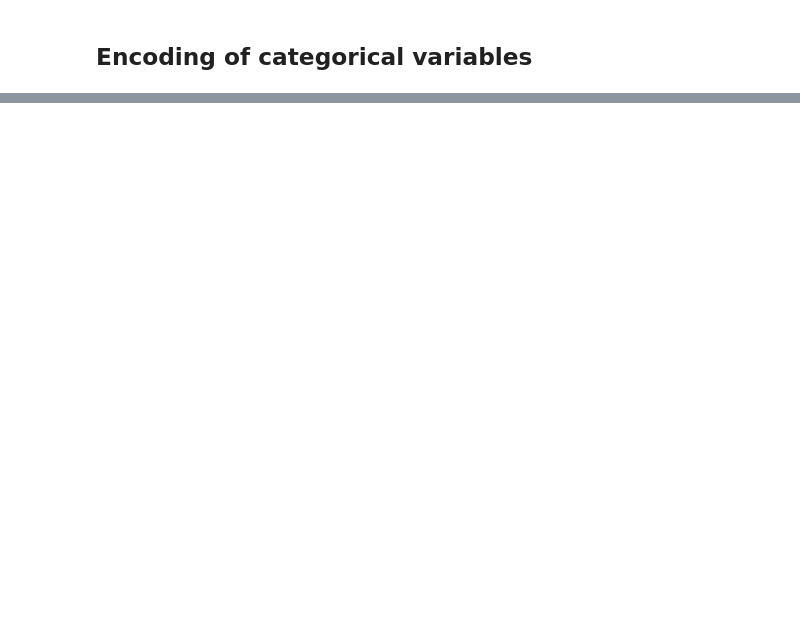
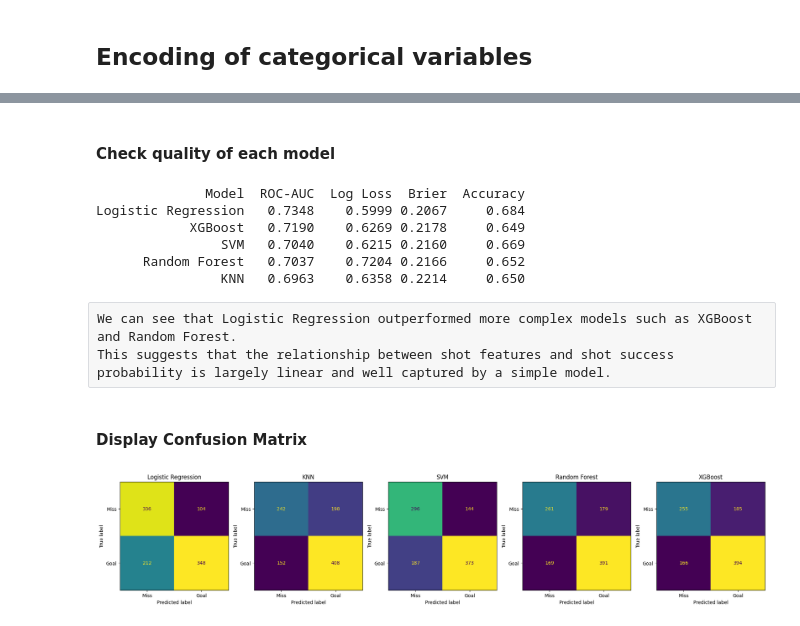
Before and after one commit to ds-training-nba/nba_shot_predictions, a Jupyter notebook: scripts/Simple_Pipeline.ipynb, the cells around one changed output, grey strips where cells are left out. Cells and saved outputs as stored; diff of their text form; code cells hidden in the pictures; blank space fills up the shorter version.

Commit message:
- added testing models

```diff
--- a/scripts/Simple_Pipeline.ipynb
+++ b/scripts/Simple_Pipeline.ipynb
@@ -202,0 +306,3 @@ df[bool_cols] = df[bool_cols].apply(lambda x: x.astype('bool'))
+# %%
+num_cols = X_train.select_dtypes(include=["int64", "float64", "int16", "bool"]).columns
+cat_cols = X_train.select_dtypes(include=["object"]).columns
@@ -202,0 +419,57 @@ df[bool_cols] = df[bool_cols].apply(lambda x: x.astype('bool'))
+# %% [markdown]
+#### Check quality of each model
+# %%
+from sklearn.metrics import (
+    roc_auc_score,
+    log_loss,
+    brier_score_loss,
+    classification_report,
+    ConfusionMatrixDisplay
+)
+import matplotlib.pyplot as plt
+
+results = []
+
+for name, pipeline in models.items():
+    y_pred       = pipeline.predict(X_test)
+    y_pred_proba = pipeline.predict_proba(X_test)[:, 1]
+
+    results.append({
+        'Model':    name,
+        'ROC-AUC':  round(roc_auc_score(y_test, y_pred_proba), 4),
+        'Log Loss': round(log_loss(y_test, y_pred_proba), 4),
+        'Brier':    round(brier_score_loss(y_test, y_pred_proba), 4),
+        'Accuracy': round((y_pred == y_test).mean(), 4),
+    })
+
+results_df = pd.DataFrame(results).sort_values('ROC-AUC', ascending=False)
+print(results_df.to_string(index=False))
+# %% [output]
+              Model  ROC-AUC  Log Loss  Brier  Accuracy
+Logistic Regression   0.7348    0.5999 0.2067     0.684
+            XGBoost   0.7190    0.6269 0.2178     0.649
+                SVM   0.7040    0.6215 0.2160     0.669
+      Random Forest   0.7037    0.7204 0.2166     0.652
+                KNN   0.6963    0.6358 0.2214     0.650
+# %% [raw]
+We can see that Logistic Regression outperformed more complex models such as XGBoost and Random Forest.
+This suggests that the relationship between shot features and shot success probability is largely linear and well captured by a simple model.
+# %% [markdown]
+#### Display Confusion Matrix
+# %%
+fig, axes = plt.subplots(1, len(models), figsize=(20, 4))
+
+for ax, (name, pipeline) in zip(axes, models.items()):
+    y_pred = pipeline.predict(X_test)
+    ConfusionMatrixDisplay.from_predictions(
+        y_test, y_pred,
+        ax=ax,
+        colorbar=False,
+        display_labels=['Miss', 'Goal']
+    )
+    ax.set_title(name)
+
+plt.tight_layout()
+plt.show()
+# %% [output]
+[figure, added]
```
Also changed, not shown: parts of 19 cells of this notebook.
